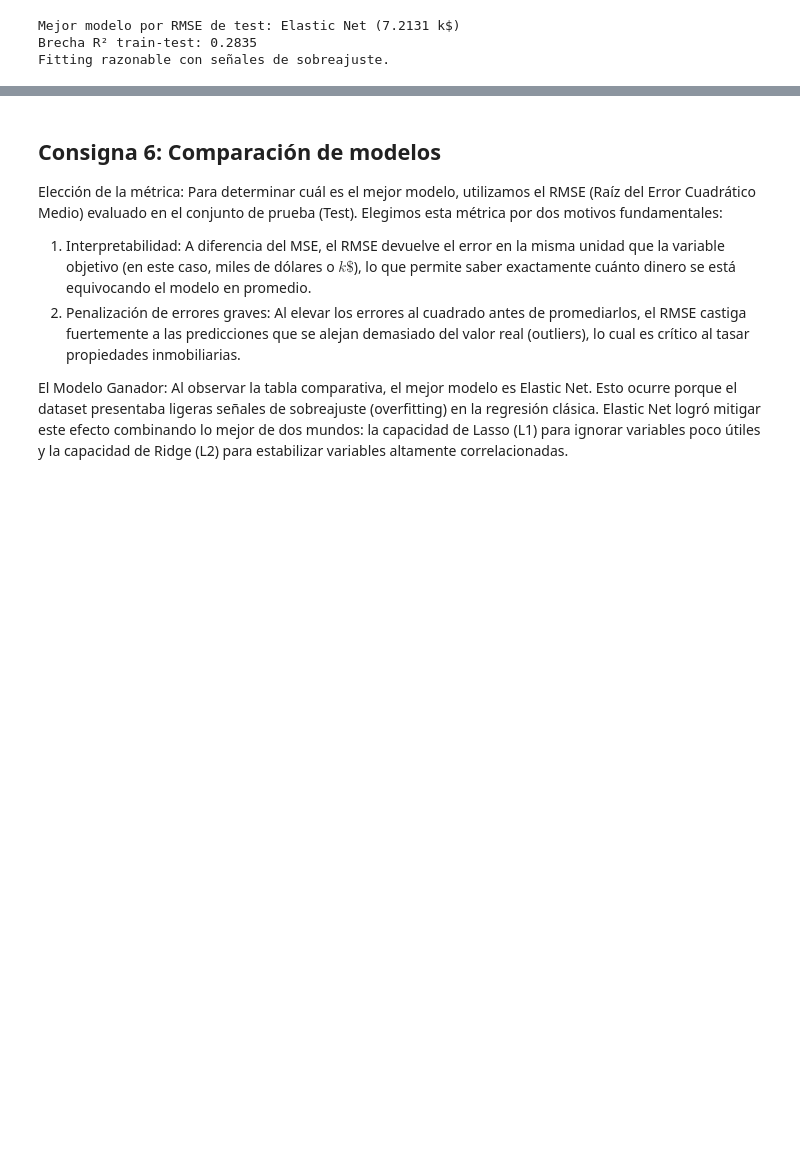
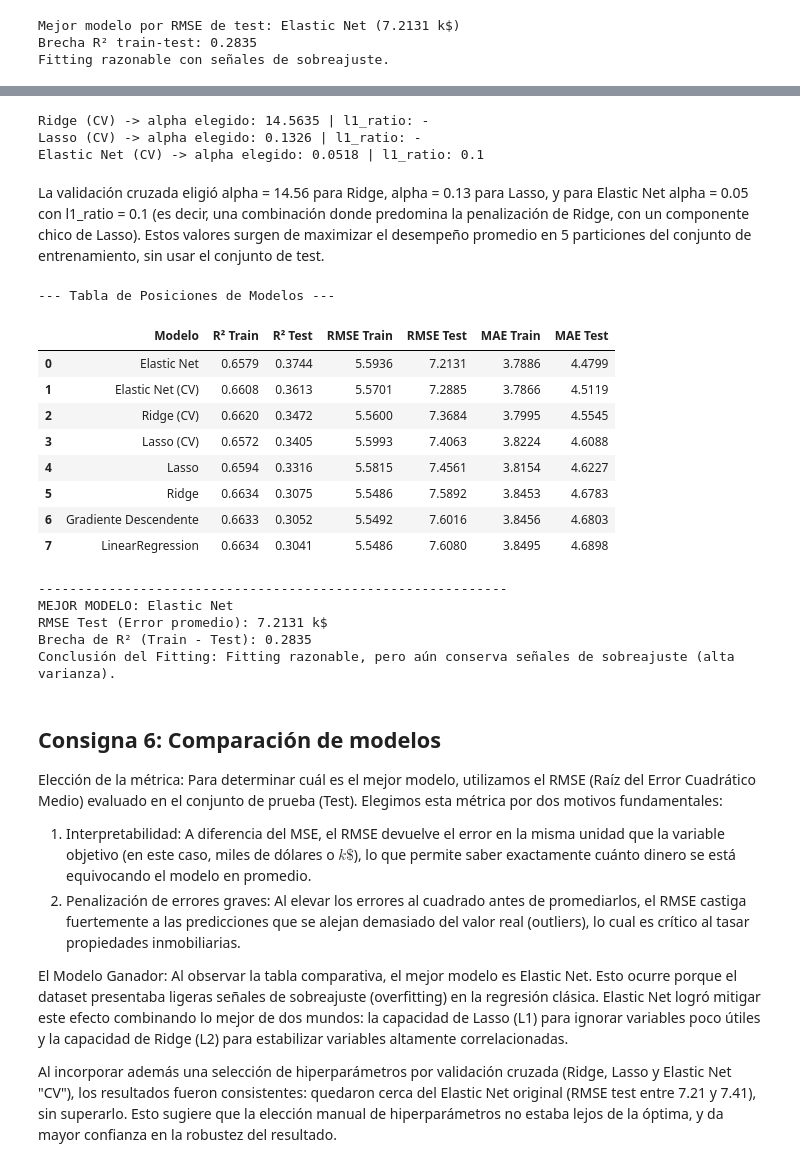
Before and after one commit to manuelibarbia/TP_AA1_Ibarbia_Colombo_Ayala, a Jupyter notebook: TP_1/TP-regresion-AA1.ipynb, the cells around one changed output, grey strips where cells are left out. Saved outputs shown, nothing was run; the diff lists cells and outputs as text; code cells hidden in the pictures; blank space fills up the shorter version.

```diff
--- a/TP_1/TP-regresion-AA1.ipynb
+++ b/TP_1/TP-regresion-AA1.ipynb
@@ -411,3 +471,69 @@ display(df_alphas.round(4))
+# %%
+# 5.3 Selección de hiperparámetros por validación cruzada (5 folds), usando SOLO el set de entrenamiento.
+# Así el set de test no interviene en la elección y sigue siendo una evaluación independiente.
+from sklearn.linear_model import RidgeCV, LassoCV, ElasticNetCV
+
+alphas = np.logspace(-2, 3, 50)  # 50 valores espaciados de forma logarítmica entre $10^{-2} y $10^{3}, es decir, entre 0.01 y 1000.
+
+modelos_cv = {
+    'Ridge (CV)': RidgeCV(alphas=alphas, cv=5),
+    'Lasso (CV)': LassoCV(alphas=alphas, cv=5, max_iter=10000),
+    'Elastic Net (CV)': ElasticNetCV(alphas=alphas, l1_ratio=[0.1, 0.5, 0.9], cv=5, max_iter=10000),
+}
+for nombre, modelo in modelos_cv.items():
+    modelo.fit(X_train_scaled, y_train)
+    pred_train[nombre] = modelo.predict(X_train_scaled)
+    pred_test[nombre] = modelo.predict(X_test_scaled)
+    print(nombre, '-> alpha elegido:', round(modelo.alpha_, 4), '| l1_ratio:', getattr(modelo, 'l1_ratio_', '-'))
+# %% [output]
+Ridge (CV) -> alpha elegido: 14.5635 | l1_ratio: -
+Lasso (CV) -> alpha elegido: 0.1326 | l1_ratio: -
+Elastic Net (CV) -> alpha elegido: 0.0518 | l1_ratio: 0.1
+# %% [markdown]
+La validación cruzada eligió alpha = 14.56 para Ridge, alpha = 0.13 para Lasso, y para Elastic Net alpha = 0.05 con l1_ratio = 0.1 (es decir, una combinación donde predomina la penalización de Ridge, con un componente chico de Lasso). Estos valores surgen de maximizar el desempeño promedio en 5 particiones del conjunto de entrenamiento, sin usar el conjunto de test.
+# %%
+# -------------------------------------------------------------------
+# Consigna 6: Comparación y selección del mejor modelo
+# -------------------------------------------------------------------
+
+# Se recalcula porque ahora incluye también los modelos con hiperparámetros elegidos por validación cruzada (celda de la Consigna 5.3).
+tabla_comparativa = pd.DataFrame([
+    metricas(nombre, y_train, pred_train[nombre], y_test, pred_test[nombre])
+    for nombre in pred_train
+]).sort_values('RMSE Test').reset_index(drop=True)
+
+print("--- Tabla de Posiciones de Modelos ---")
+display(tabla_comparativa.round(4))
+
+# Extraemos al ganador absoluto (la primera fila, ya ordenada por RMSE Test)
+mejor_modelo = tabla_comparativa.iloc[0]
+brecha_r2 = mejor_modelo['R² Train'] - mejor_modelo['R² Test']
+
+print("-" * 60)
+print(f"MEJOR MODELO: {mejor_modelo['Modelo']}")
+print(f"RMSE Test (Error promedio): {mejor_modelo['RMSE Test']:.4f} k$")
+print(f"Brecha de R² (Train - Test): {brecha_r2:.4f}")
+
+if brecha_r2 >= 0.20:
+    print('Conclusión del Fitting: Fitting razonable, pero aún conserva señales de sobreajuste (alta varianza).')
+else:
+    print('Conclusión del Fitting: Fitting óptimo y robusto, sin señales importantes de sobreajuste.')
+# %% [output]
+--- Tabla de Posiciones de Modelos ---
+|  | Modelo | R² Train | R² Test | RMSE Train | RMSE Test | MAE Train | MAE Test |
+| 0 | Elastic Net | 0.6579 | 0.3744 | 5.5936 | 7.2131 | 3.7886 | 4.4799 |
+| 1 | Elastic Net (CV) | 0.6608 | 0.3613 | 5.5701 | 7.2885 | 3.7866 | 4.5119 |
+| 2 | Ridge (CV) | 0.6620 | 0.3472 | 5.5600 | 7.3684 | 3.7995 | 4.5545 |
+| 3 | Lasso (CV) | 0.6572 | 0.3405 | 5.5993 | 7.4063 | 3.8224 | 4.6088 |
+| 4 | Lasso | 0.6594 | 0.3316 | 5.5815 | 7.4561 | 3.8154 | 4.6227 |
+| 5 | Ridge | 0.6634 | 0.3075 | 5.5486 | 7.5892 | 3.8453 | 4.6783 |
+| 6 | Gradiente Descendente | 0.6633 | 0.3052 | 5.5492 | 7.6016 | 3.8456 | 4.6803 |
+| 7 | LinearRegression | 0.6634 | 0.3041 | 5.5486 | 7.6080 | 3.8495 | 4.6898 |
+------------------------------------------------------------
+MEJOR MODELO: Elastic Net
+RMSE Test (Error promedio): 7.2131 k$
+Brecha de R² (Train - Test): 0.2835
+Conclusión del Fitting: Fitting razonable, pero aún conserva señales de sobreajuste (alta varianza).
 # %% [markdown]
 ## Consigna 6: Comparación de modelos
 
@@ -419,3 +545,5 @@ Elegimos esta métrica por dos motivos fundamentales:
 
 El Modelo Ganador:
 Al observar la tabla comparativa, el mejor modelo es Elastic Net. Esto ocurre porque el dataset presentaba ligeras señales de sobreajuste (overfitting) en la regresión clásica. Elastic Net logró mitigar este efecto combinando lo mejor de dos mundos: la capacidad de Lasso (L1) para ignorar variables poco útiles y la capacidad de Ridge (L2) para estabilizar variables altamente correlacionadas.
+
+Al incorporar además una selección de hiperparámetros por validación cruzada (Ridge, Lasso y Elastic Net "CV"), los resultados fueron consistentes: quedaron cerca del Elastic Net original (RMSE test entre 7.21 y 7.41), sin superarlo. Esto sugiere que la elección manual de hiperparámetros no estaba lejos de la óptima, y da mayor confianza en la robustez del resultado.
```
Also changed, not shown: parts of 16 cells of this notebook.
